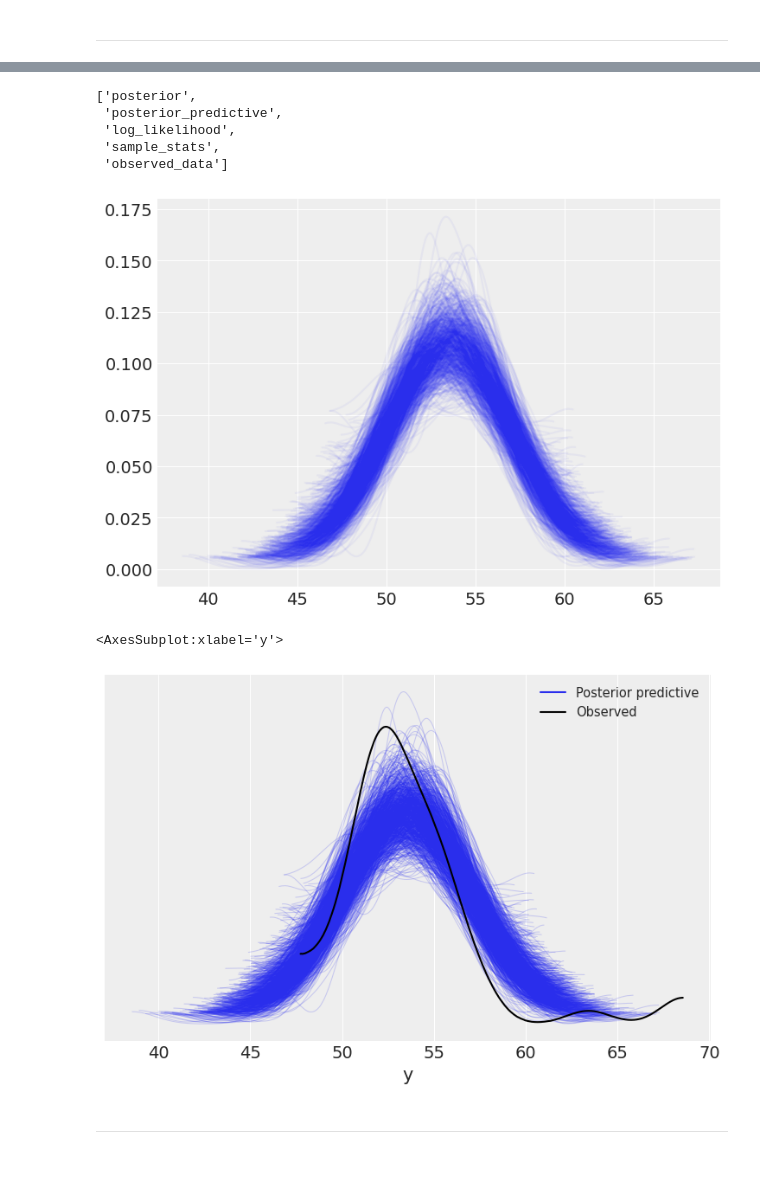
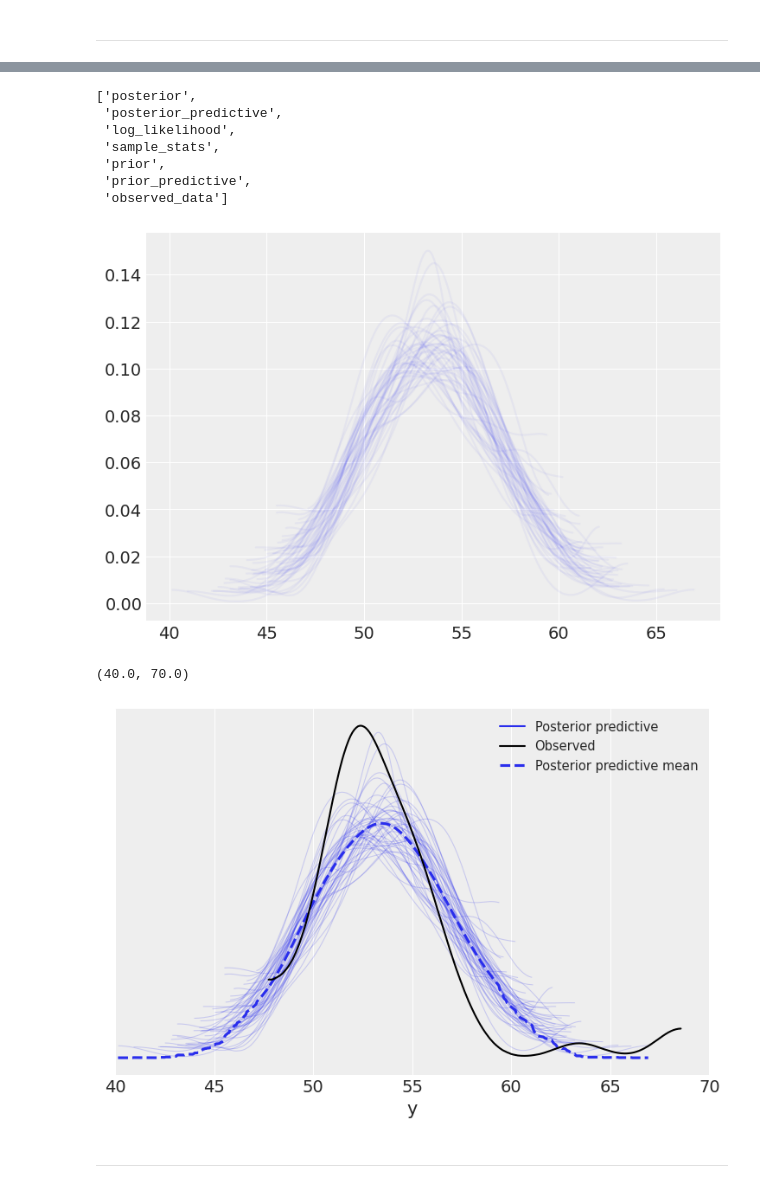
Before and after one commit to tallamjr/bap-numpyro, a Jupyter notebook: notebooks/02-programming-probabilistically.ipynb, the cells around one changed output, grey strips where cells are left out. Drawn from its saved outputs; the diff is of its cells as text; code cells hidden in the pictures.

```diff
--- a/notebooks/02-programming-probabilistically.ipynb
+++ b/notebooks/02-programming-probabilistically.ipynb
@@ -196,13 +198,13 @@ az.summary(mcmc2)
 # %% [markdown]
 ---
 # %%
-prior = Predictive(mcmc2.sampler.model, num_samples=500)
+prior = Predictive(mcmc2.sampler.model, num_samples=10)
 prior_p = prior(random.PRNGKey(seed), obs=data)
 # %%
 pred = Predictive(model=mcmc2.sampler.model, posterior_samples=mcmc2.get_samples(), return_sites=['y'])
 post_p = pred(random.PRNGKey(seed), N=100)
 # %%
-post_p['y'] = post_p['y'].squeeze()
-post_p['y'] = jnp.expand_dims(post_p['y'], axis=1)
+# post_p['y'] = post_p['y'].squeeze()
+# post_p['y'] = jnp.expand_dims(post_p['y'], axis=1) --> Seems line not needed
 post_p['y'].shape
 # %% [output]
@@ -209,0 +212,2 @@ post_p['y'].shape
+# %%
+post_p['y'] = post_p['y'][:50]
@@ -233,4 +241,4 @@ DeviceArray([[44.29414 , 44.349854, 46.441837, 46.689426, 46.796425,
 # %%
 # samples = az.from_numpyro(mcmc2, prior=prior_p, posterior_predictive=post_p)
-samples = az.from_numpyro(mcmc2, posterior_predictive=post_p)
+samples = az.from_numpyro(mcmc2, prior=prior_p, posterior_predictive=post_p) # Priop p seems not required.
 # az.summary(samples)
@@ -241,17 +251,20 @@ samples.groups()
  'posterior_predictive',
  'log_likelihood',
  'sample_stats',
+ 'prior',
+ 'prior_predictive',
  'observed_data']
 # %%
 fig, ax = plt.subplots()
 for i in post_p['y']:
     ax = az.plot_kde(i, ax=ax, plot_kwargs={'alpha': 0.05})
 # %% [output]
-[figure, old version]
+[figure, new version]
 # %%
-az.plot_ppc(samples, data_pairs={"y": "y"}, mean=False, observed=True)
+az.plot_ppc(samples, mean=True, observed=True)
+plt.xlim(40, 70)
 # %% [output]
-<AxesSubplot:xlabel='y'>
+(40.0, 70.0)
-[figure, old version]
+[figure, new version]
 # %% [markdown]
 ---
```
Also changed, not shown: parts of 34 cells of this notebook, 3 other files.
